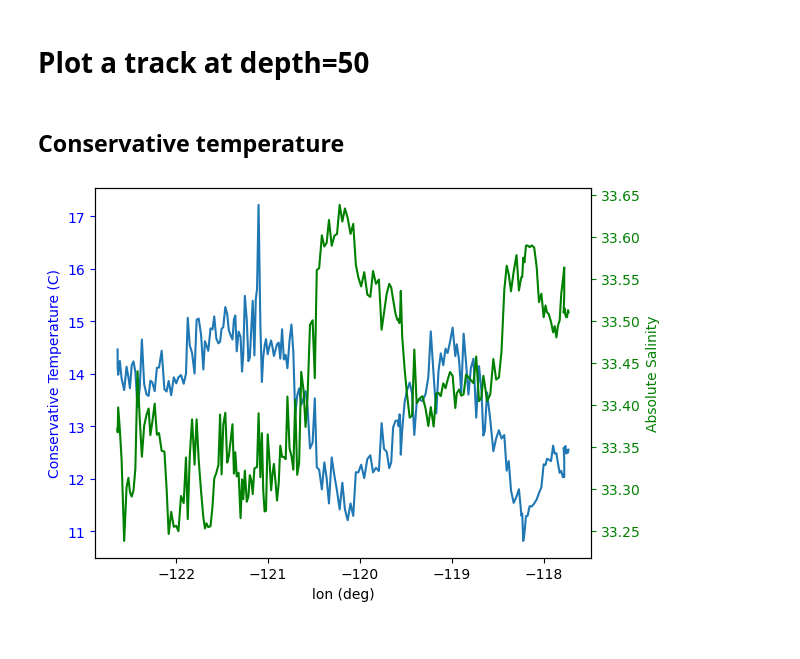
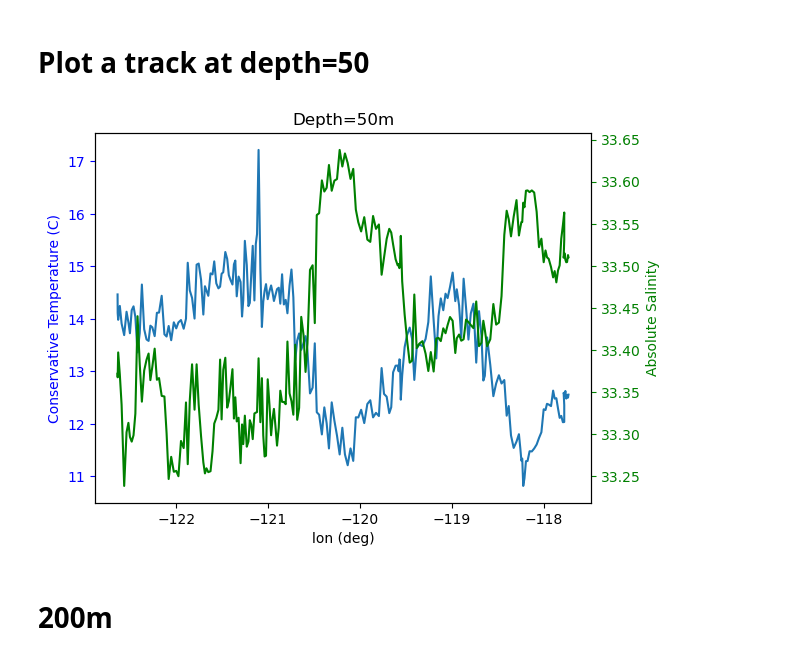
Before and after one commit to profxj/sio-sandbox, a Jupyter notebook: nb/CUGN/Compensation.ipynb, the cells around one changed output. Drawn from its saved outputs; the diff is of its cells as text; code cells hidden in the pictures.

```diff
--- a/nb/CUGN/Compensation.ipynb
+++ b/nb/CUGN/Compensation.ipynb
@@ -15,0 +18,9 @@ from gsw import conversions, density
+# %%
+def grab_values(iz, s_profile):
+    t0 = ds.CT.data[iz,s_profile]
+    s0 = ds.SA.data[iz,s_profile]
+    #
+    gd = np.isfinite(t0) & np.isfinite(s0)
+    lon0 = ds.lon[s_profile]
+    #
+    return lon0[gd], t0[gd], s0[gd]
@@ -66,13 +101,8 @@ np.where(turn)
 (array([    6,     7,   224, ..., 54834, 54835, 54841]),)
 # %% [markdown]
 # Plot a track at depth=50
+# %%
+turn0 = np.s_[:iturn]
 # %%
-iturn = 224
 iz = 5
-z = iz*10. # m
-t0 = ds.temperature.data[iz,:iturn]
-s0 = ds.salinity.data[iz,:iturn]
-#
-gd = np.isfinite(t0) & np.isfinite(s0)
+lon50, t50, s50 = grab_values(iz, turn0)
-# %% [markdown]
-## Conservative temperature
@@ -85,21 +109,6 @@ lon0 = ds.lon[0:iturn][gd]
 # %%
-plt.clf()
-ax_t = plt.gca()
-
-ax_t.plot(lon0, CT)
-
-# Salinity
-ax_s = plt.twinx(ax_t)
-ax_s.plot(lon0, SA, 'g')
-
-# Label
-ax_t.set_xlabel('lon (deg)')
-ax_t.set_ylabel('Conservative Temperature (C)', color='b')
-ax_t.tick_params(colors='b', which='major', axis='y')
-
-ax_s.set_ylabel('Absolute Salinity', color='g')
-ax_s.tick_params(colors='g', which='major', axis='y')
-
-plt.show()
+plot_comp(lon50, t50, s50, title='Depth=50m')
 # %% [output]
-[figure, old version]
+[figure, new version]
+# %% [markdown]
+# 200m
```
Also changed, not shown: parts of 6 cells of this notebook, 1 other file.
